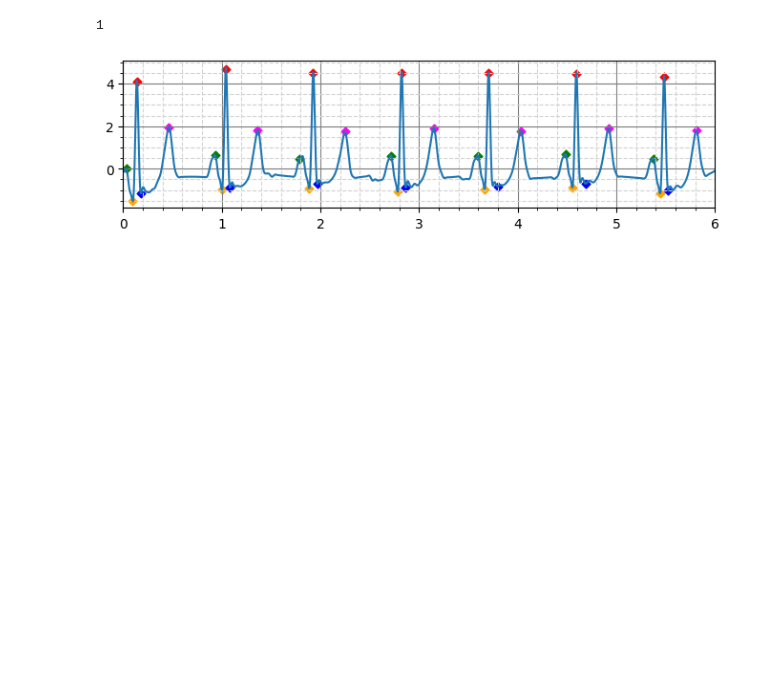
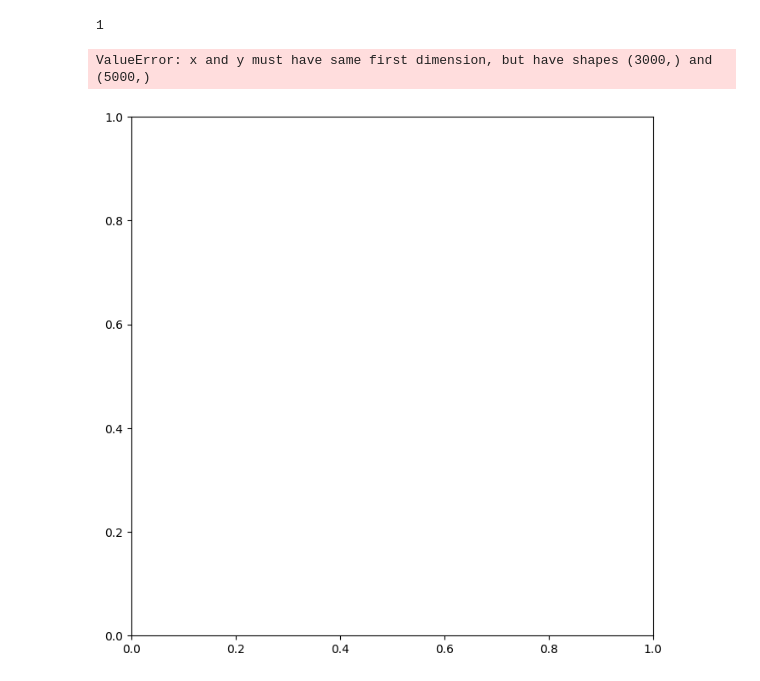
Before and after one commit to urozma/out-of-distribution-detection-ecg, a Jupyter notebook: src/preprocess_plot.ipynb, the cells around one changed output. Drawn from its saved outputs; the diff is of its cells as text; code cells hidden in the pictures; blank space fills up the shorter version.

```diff
--- a/src/preprocess_plot.ipynb
+++ b/src/preprocess_plot.ipynb
@@ -41,18 +41,19 @@ for i, record_name in enumerate(records):
     # Ensure signal is long enough to be trimmed
     #if record.p_signal.shape[0] >= 5000:  # Assuming the signals are at least 5000 samples long
     # Trim the signal to 3000 samples in length by removing the first 1000 and last 1000 samples
-    trimmed_signal = record.p_signal[1000:-1000]
+    trimmed_signal = record.p_signal
 
     # Convert the trimmed signal for lead ii to a DataFrame
     lead_i_idx = record.sig_name.index('ii')
-    df_signals = pd.DataFrame({'ii': filter(trimmed_signal[:, lead_i_idx],fs)})
+    df_signals = pd.DataFrame({'ii': trimmed_signal[:, lead_i_idx]})
 
     # Read the annotations for lead ii
     annotations = wfdb.rdann(record_name, 'ii', pn_dir=data_dir)
 
     # Filter annotations to include only those that fall within the trimmed range
-    valid_annotations = [(index-1000, symbol) for index, symbol in zip(annotations.sample, annotations.symbol)
-                            if 1000 <= index < record.p_signal.shape[0]-1000]
+    # valid_annotations = [(index-1000, symbol) for index, symbol in zip(annotations.sample, annotations.symbol)
+    #                         if 1000 <= index < record.p_signal.shape[0]-1000]
+    valid_annotations = [(index, symbol) for index, symbol in zip(annotations.sample, annotations.symbol)]
 
     # Create a column for the lead ii annotations and fill with 0
     df_signals['target'] = 0
@@ -95,7 +96,7 @@ df_filtered = pd.concat(dfs, ignore_index=True)
 df = df_filtered.loc[df_filtered.iloc[:, 3] == 'Sinus rhythm']
 
 # Assuming each signal has 5000 entries
-signal_length = 3000
+signal_length = 5000
 
 # Calculate the number of signals
 num_signals = df.shape[0] // signal_length
@@ -120,7 +121,7 @@ targets=add_qs_peaks_modified(signals,targets)
 i=1
 
 indices = np.array(range(3000))/500
-plt.figure(1, figsize=(8, 2))
+plt.figure(1, figsize=(8, 8))
 
 print(i)
 signal = standarize(signals[i])
@@ -128,31 +129,32 @@ signal = standarize(signals[i])
 #signal = np.transpose(sample[0])
 
 predicted_p = np.where(targets[i] == 1)
 predicted_q = np.where(targets[i] == 2)
 predicted_r = np.where(targets[i] == 3)
 predicted_s = np.where(targets[i] == 4)
 predicted_t = np.where(targets[i] == 5)
 
 plt.plot(indices, signal)
 plt.scatter(indices[predicted_p], signal[predicted_p], marker='D', s=20, color='green', label='P-wave')
 plt.scatter(indices[predicted_q], signal[predicted_q], marker='D', s=20, color='orange', label='Q-wave')
 plt.scatter(indices[predicted_r], signal[predicted_r], marker='D', s=20, color='red', label='R-wave')
 plt.scatter(indices[predicted_s], signal[predicted_s], marker='D', s=20, color='blue', label='S-wave')
 plt.scatter(indices[predicted_t], signal[predicted_t], marker='D', s=20, color='fuchsia', label='T-wave')
 
 plt.grid(True, which='major', axis='both', linestyle='-', color='gray')
 plt.minorticks_on()
 plt.grid(True, which='minor', axis='both', linestyle='--', color='lightgray')
 
 # Set the x-axis major tick marks to appear every 1 ms
 plt.xticks(np.arange(0, 10, 1))
 #plt.ylim(-8, 8)
 plt.xlim(0, 6)
 
 #plt.title('Predictions', y=0.93)
 #plt.xlabel('Time in seconds')
 #plt.legend(loc="lower right")
 plt.show()
 # %% [output]
 1
+ValueError: x and y must have same first dimension, but have shapes (3000,) and (5000,)
-[figure, old version]
+[figure, new version]
```
Also changed, not shown: parts of 1 cell of this notebook, 51 other files.
